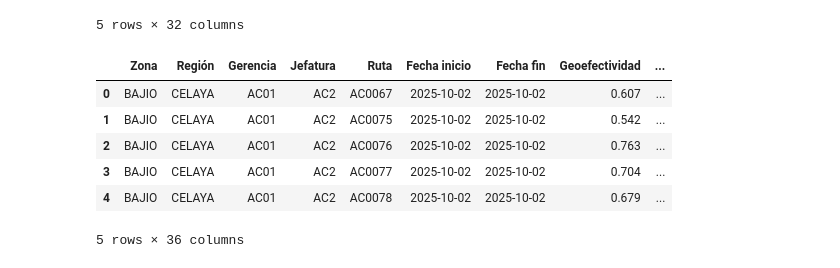
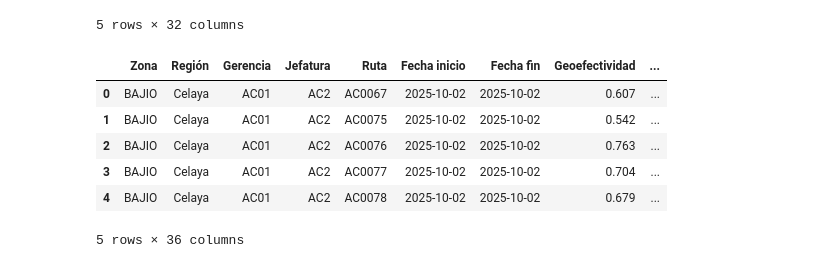
Before and after one commit to PrimeOviedo/Dashboard_MRK_CP, a Jupyter notebook: Pruebas_MRK.ipynb, the cells around one changed output. Drawn from its saved outputs; the diff is of its cells as text; code cells hidden in the pictures.

```diff
--- a/Pruebas_MRK.ipynb
+++ b/Pruebas_MRK.ipynb
@@ -68,16 +68,17 @@ df_mrk.head()
 # %%
 df_catalogo = pd.read_csv('catalogo.csv', encoding='utf-8')
 df_catalogo = df_catalogo[['Ruta','Tipo','Descripción Tipo','TPV','Región Comercial_Act 2026']]
 
 df_mrk_full = df_mrk.merge(how='left', right=df_catalogo, left_on='Ruta', right_on='Ruta')
+df_mrk_full['Región'] = df_mrk_full['Región Comercial_Act 2026']
 df_mrk_full.head()
 # %% [output]
 |  | Zona | Región | Gerencia | Jefatura | Ruta | Fecha inicio | Fecha fin | Geoefectividad | ... |
-| 0 | BAJIO | CELAYA | AC01 | AC2 | AC0067 | 2025-10-02 | 2025-10-02 | 0.607 | ... |
-| 1 | BAJIO | CELAYA | AC01 | AC2 | AC0075 | 2025-10-02 | 2025-10-02 | 0.542 | ... |
-| 2 | BAJIO | CELAYA | AC01 | AC2 | AC0076 | 2025-10-02 | 2025-10-02 | 0.763 | ... |
-| 3 | BAJIO | CELAYA | AC01 | AC2 | AC0077 | 2025-10-02 | 2025-10-02 | 0.704 | ... |
-| 4 | BAJIO | CELAYA | AC01 | AC2 | AC0078 | 2025-10-02 | 2025-10-02 | 0.679 | ... |
+| 0 | BAJIO | Celaya | AC01 | AC2 | AC0067 | 2025-10-02 | 2025-10-02 | 0.607 | ... |
+| 1 | BAJIO | Celaya | AC01 | AC2 | AC0075 | 2025-10-02 | 2025-10-02 | 0.542 | ... |
+| 2 | BAJIO | Celaya | AC01 | AC2 | AC0076 | 2025-10-02 | 2025-10-02 | 0.763 | ... |
+| 3 | BAJIO | Celaya | AC01 | AC2 | AC0077 | 2025-10-02 | 2025-10-02 | 0.704 | ... |
+| 4 | BAJIO | Celaya | AC01 | AC2 | AC0078 | 2025-10-02 | 2025-10-02 | 0.679 | ... |
 5 rows × 36 columns
 # %%
 df_mrk_cp = df_mrk_full[df_mrk_full['Zona'] == 'CENTRO-PACIFICO']
```
Also changed, not shown: parts of 2 cells of this notebook, 7 other files.
